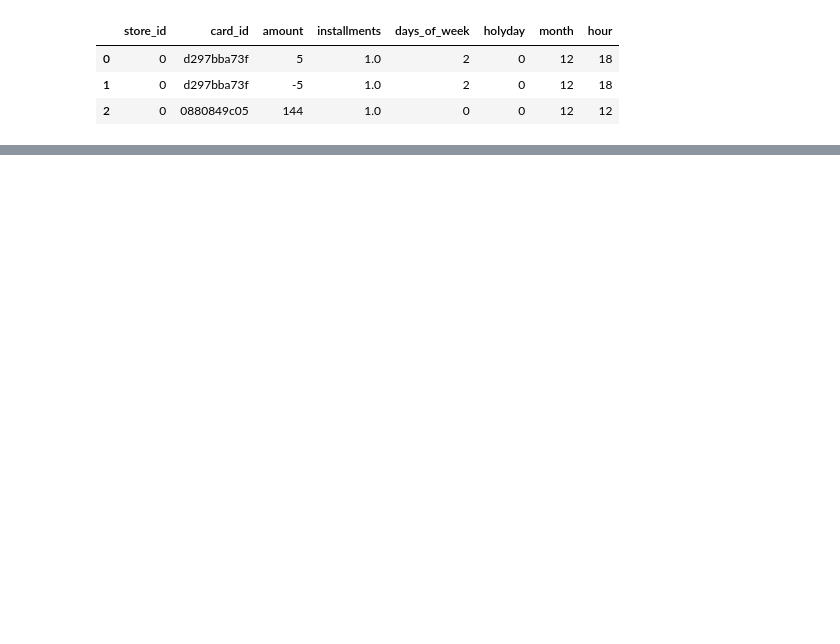
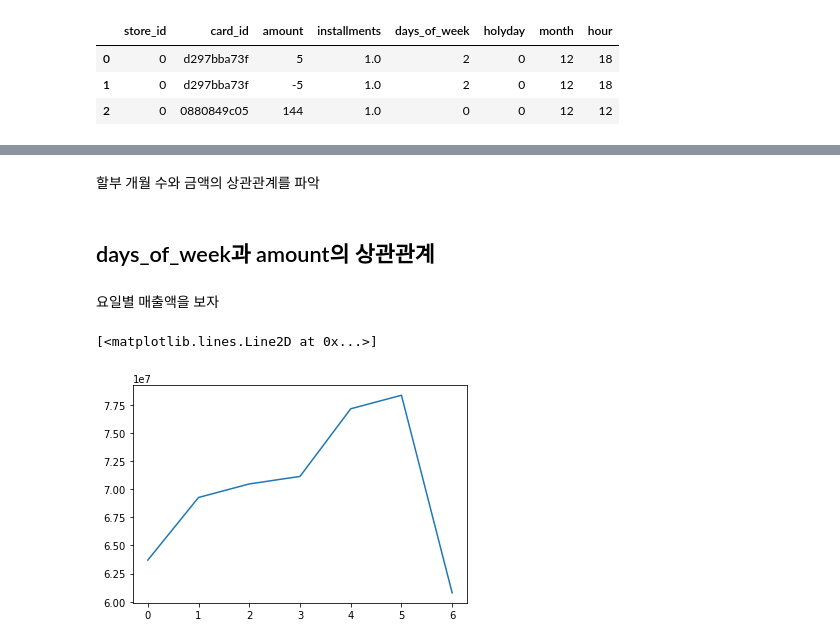
Before and after one commit to SeoMinJong/-, a Jupyter notebook: credit_my_ex.ipynb, the cells around one changed output, grey strips where cells are left out. Drawn from its saved outputs; the diff is of its cells as text; code cells hidden in the pictures; blank space fills up the shorter version.

```diff
--- a/credit_my_ex.ipynb
+++ b/credit_my_ex.ipynb
@@ -571,0 +756,2 @@ df.head(3)
+# %% [markdown]
+할부 개월 수와 금액의 상관관계를 파악
@@ -571,0 +760,11 @@ df.head(3)
+# %% [markdown]
+## days_of_week과 amount의 상관관계
+# %% [markdown]
+요일별 매출액을 보자
+# %%
+fred2_2 = df[['days_of_week','amount']]
+
+grouped = fred2_2['amount'].groupby(df['days_of_week'])
+# %% [output]
+[<matplotlib.lines.Line2D at 0x...>]
+[figure, added]
```
Also changed, not shown: parts of 17 cells of this notebook.
